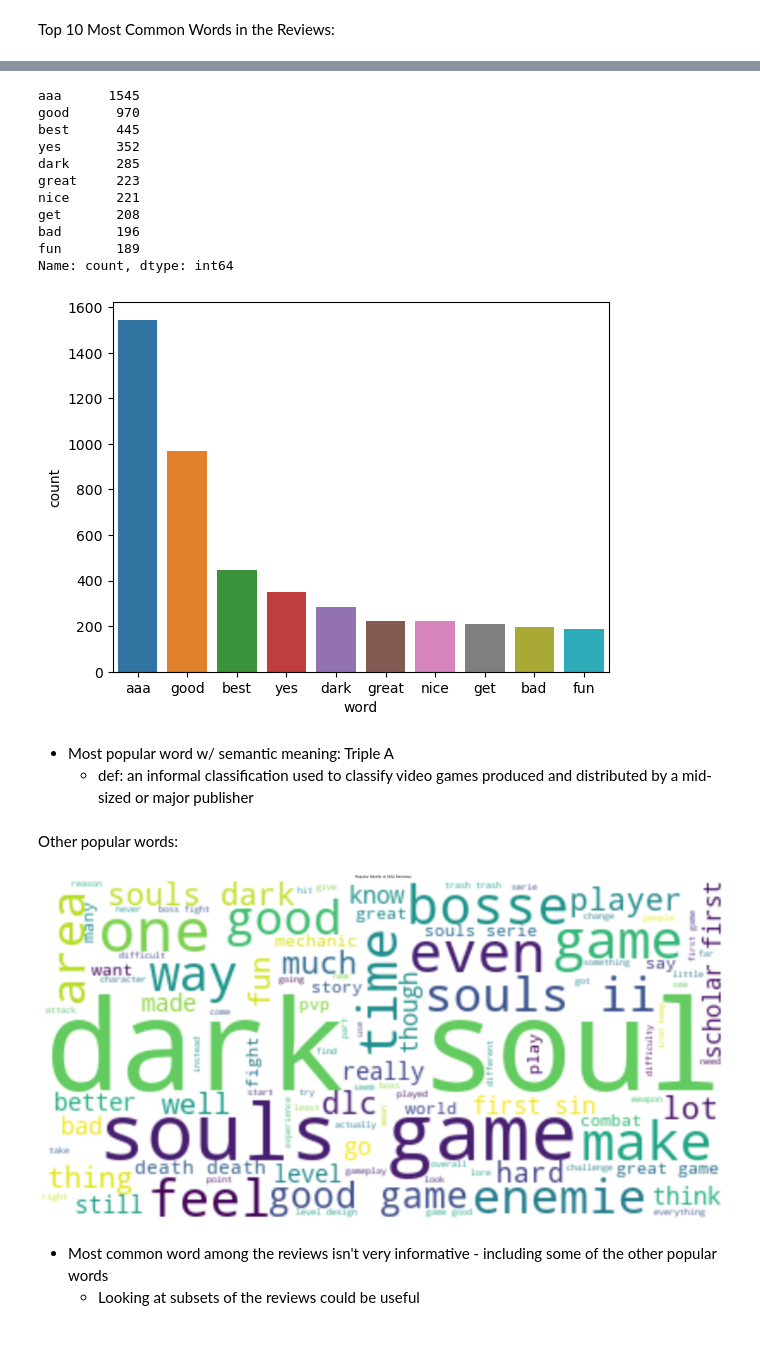
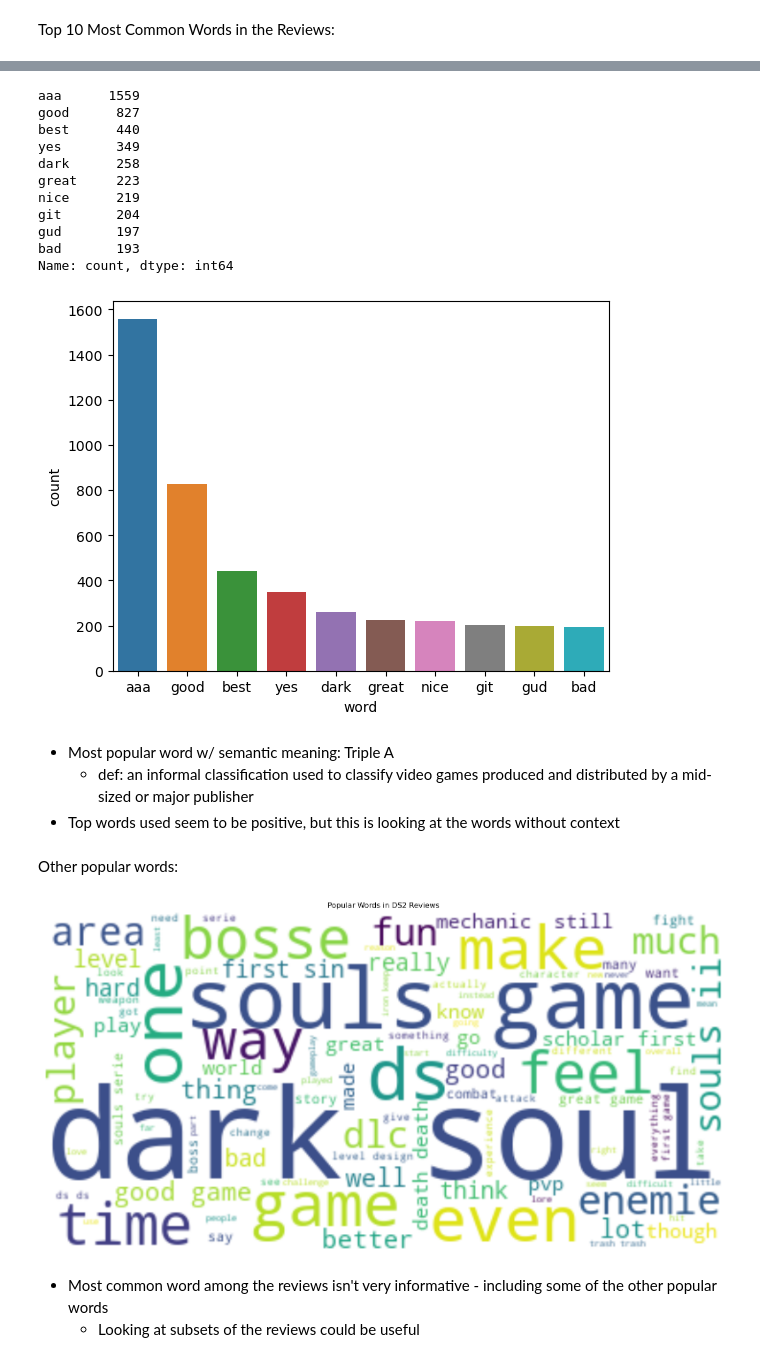
Before and after one commit to BrandonDioneda/Dark-Souls-2-Reviews, a Jupyter notebook: ds2-reviews.ipynb, the cells around one changed output, grey strips where cells are left out. Drawn from its saved outputs; the diff is of its cells as text; code cells hidden in the pictures.

```diff
--- a/ds2-reviews.ipynb
+++ b/ds2-reviews.ipynb
@@ -114,7 +109,3 @@ reviews
-# %%
-reviews['Review'] = reviews.Review.str.replace('ds', 'dark souls')
-reviews['Review'] = reviews.Review.str.replace('git', 'get')
-reviews['Review'] = reviews.Review.str.replace('gud', 'good')
 # %%
 reviews.dtypes
 # %% [output]
@@ -222,16 +213,16 @@ most_unique = tfidf_df.idxmax(axis=1)
 top_10 = most_unique.value_counts()[:10]
 top_10
 # %% [output]
-aaa      1545
-good      970
-best      445
-yes       352
-dark      285
+aaa      1559
+good      827
+best      440
+yes       349
+dark      258
 great     223
-nice      221
-get       208
-bad       196
-fun       189
+nice      219
+git       204
+gud       197
+bad       193
 Name: count, dtype: int64
 # %%
 top_10 = top_10.reset_index()
@@ -240,10 +231,11 @@ sns.barplot(data=top_10,
             x='word',
             y='count');
 # %% [output]
-[figure, old version]
+[figure, new version]
 # %% [markdown]
 - Most popular word w/ semantic meaning: Triple A
     - def: an informal classification used to classify video games produced and distributed by a mid-sized or major publisher
+- Top words used seem to be positive, but this is looking at the words without context
 # %% [markdown]
 Other popular words:
 # %%
@@ -251,13 +243,13 @@ from wordcloud import WordCloud
 # %%
 pop_wrds = " ".join( review for review in reviews.Review)
 wordcloud = WordCloud(max_font_size=150, max_words=100, background_color="white").generate( pop_wrds )
-plt.figure(figsize=(40, 20))
+plt.figure(figsize=(30, 10))
 plt.imshow(wordcloud, interpolation="bilinear")
 plt.axis("off")
 plt.title('Popular Words in DS2 Reviews')
 plt.show()
 # %% [output]
-[figure, old version]
+[figure, new version]
 # %% [markdown]
 - Most common word among the reviews isn't very informative - including some of the other popular words
     - Looking at subsets of the reviews could be useful
```
Also changed, not shown: parts of 33 cells of this notebook.
